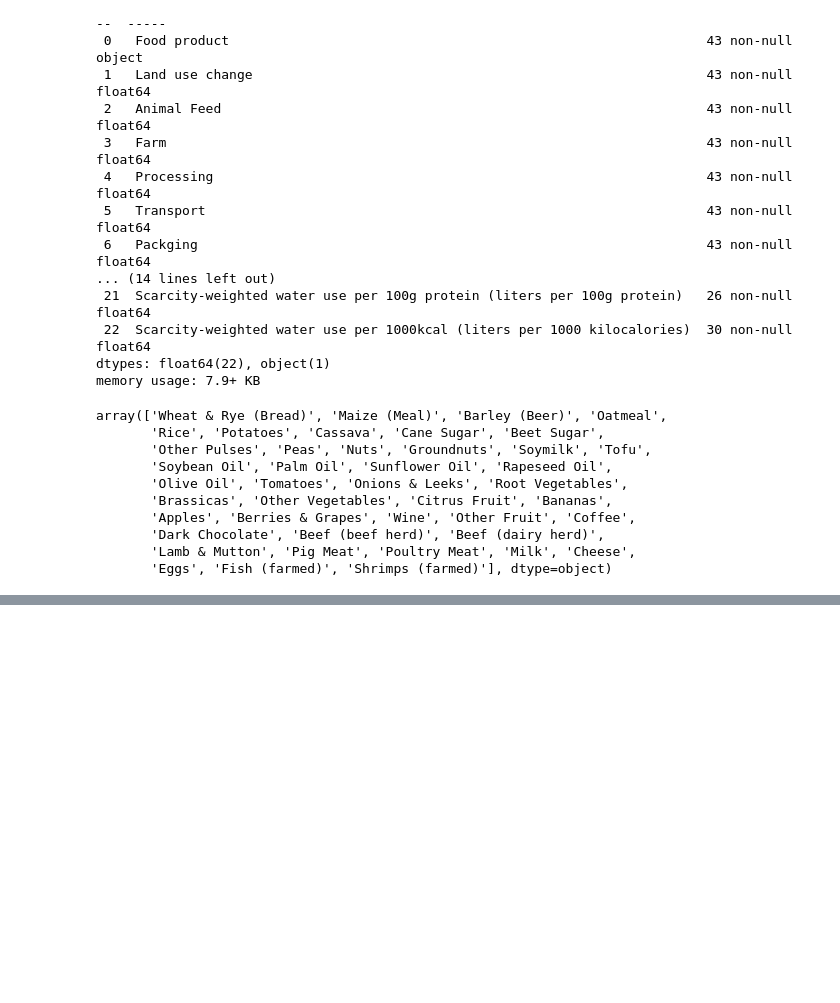
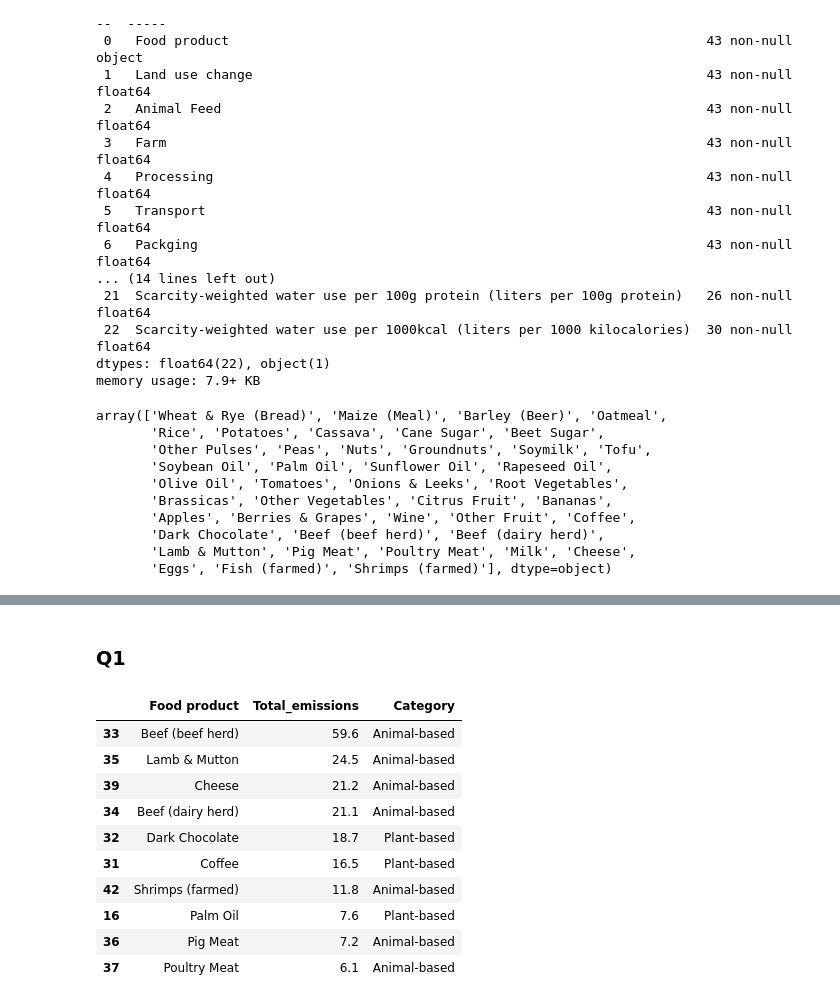
Before and after one commit to courtneyletsa/food_production, a Jupyter notebook: Environmental Impact of Food Production Analysis.ipynb, the cells around one changed output, grey strips where cells are left out. Cells and saved outputs as stored; diff of their text form; code cells hidden in the pictures; blank space fills up the shorter version.

```diff
--- a/Environmental Impact of Food Production Analysis.ipynb
+++ b/Environmental Impact of Food Production Analysis.ipynb
@@ -53,0 +166,17 @@ array(['Wheat & Rye (Bread)', 'Maize (Meal)', 'Barley (Beer)', 'Oatmeal',
+# %% [markdown]
+### Q1
+# %%
+top10_emissions = df.nlargest(10, "Total_emissions")[["Food product", "Total_emissions", "Category"]]
+top10_emissions
+# %% [output]
+|  | Food product | Total_emissions | Category |
+| 33 | Beef (beef herd) | 59.6 | Animal-based |
+| 35 | Lamb & Mutton | 24.5 | Animal-based |
+| 39 | Cheese | 21.2 | Animal-based |
+| 34 | Beef (dairy herd) | 21.1 | Animal-based |
+| 32 | Dark Chocolate | 18.7 | Plant-based |
+| 31 | Coffee | 16.5 | Plant-based |
+| 42 | Shrimps (farmed) | 11.8 | Animal-based |
+| 16 | Palm Oil | 7.6 | Plant-based |
+| 36 | Pig Meat | 7.2 | Animal-based |
+| 37 | Poultry Meat | 6.1 | Animal-based |
```
Also changed, not shown: parts of 14 cells of this notebook.
